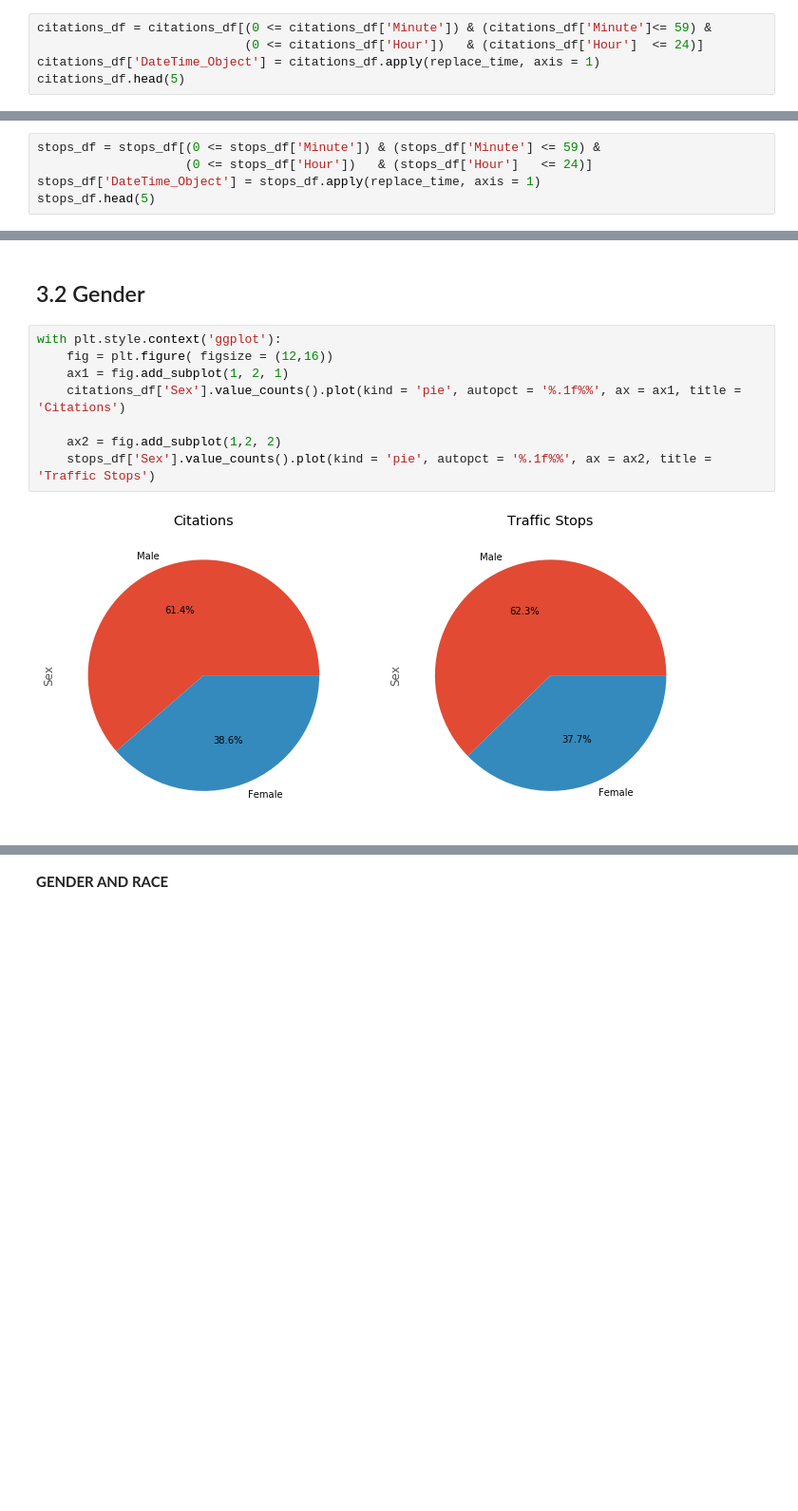
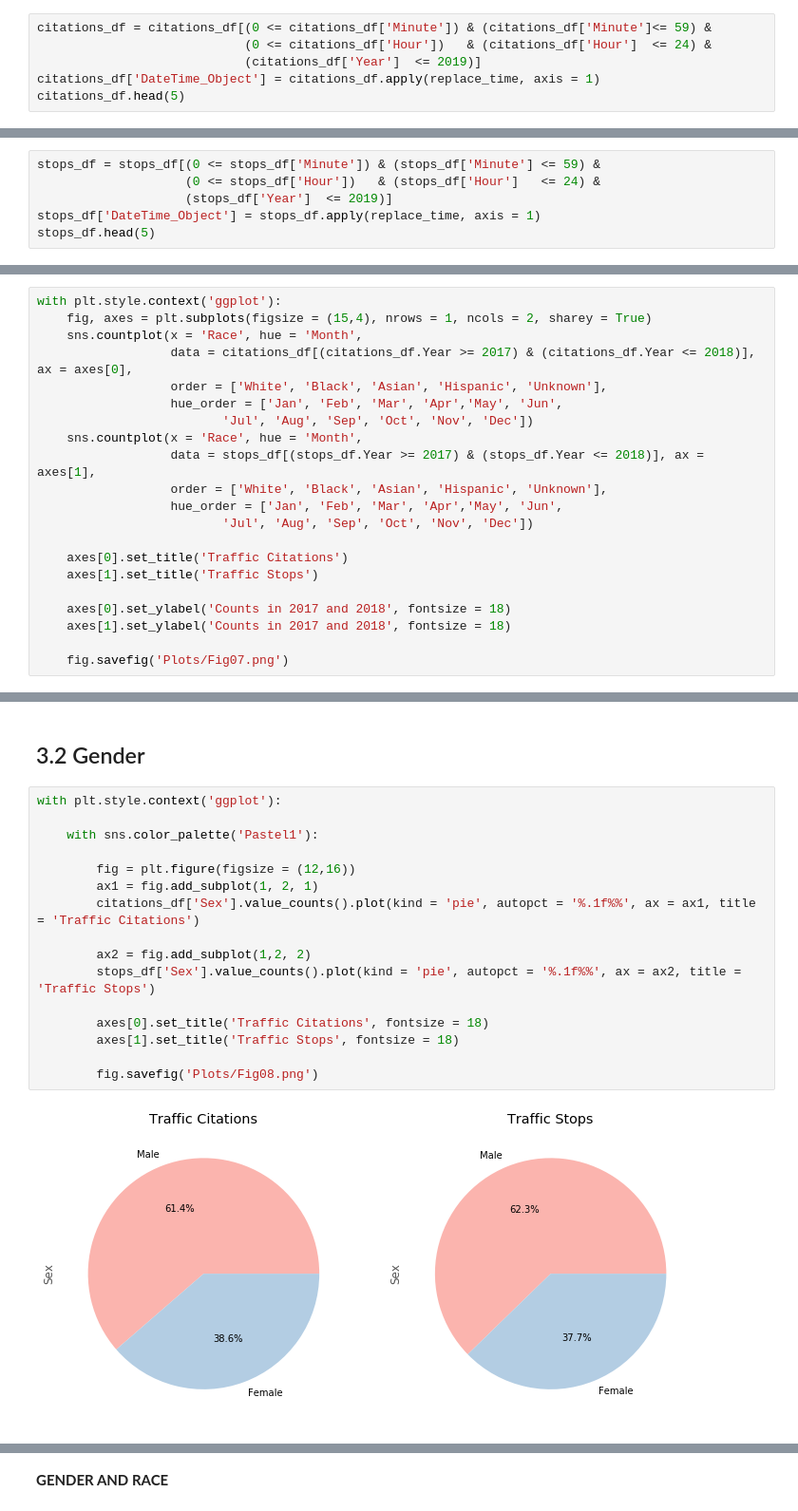
Before and after one commit to haleh-aleahmad/library_data_contest, a Jupyter notebook: Library Data Contest - Python.ipynb, the cells around one changed output, grey strips where cells are left out. Shown at 95% size. Drawn from its saved outputs; the diff is of its cells as text; blank space fills up the shorter version.

```diff
--- a/Library Data Contest - Python.ipynb
+++ b/Library Data Contest - Python.ipynb
@@ -190,7 +206,8 @@ citations_df.loc[citations_df['Minute'] > 59,:]
 Remove the rows with unacceptale *Hour* and *Minute* and update *DateTime* object:
 # %%
 citations_df = citations_df[(0 <= citations_df['Minute']) & (citations_df['Minute']<= 59) &
-                            (0 <= citations_df['Hour'])   & (citations_df['Hour']  <= 24)]
+                            (0 <= citations_df['Hour'])   & (citations_df['Hour']  <= 24) &
+                            (citations_df['Year']  <= 2019)]
 citations_df['DateTime_Object'] = citations_df.apply(replace_time, axis = 1)
 citations_df.head(5)
 # %% [output]
@@ -232,7 +259,8 @@ stops_df['Hour'] = stops_df['Hour'].astype(int)
  '6' '13' '19' '2' '22' '3' '4' '5']
 # %%
 stops_df = stops_df[(0 <= stops_df['Minute']) & (stops_df['Minute'] <= 59) &
-                    (0 <= stops_df['Hour'])   & (stops_df['Hour']   <= 24)]
+                    (0 <= stops_df['Hour'])   & (stops_df['Hour']   <= 24) &
+                    (stops_df['Year']  <= 2019)]
 stops_df['DateTime_Object'] = stops_df.apply(replace_time, axis = 1)
 stops_df.head(5)
 # %% [output]
@@ -355,0 +504,21 @@ plt.show()
+# %%
+with plt.style.context('ggplot'):
+    fig, axes = plt.subplots(figsize = (15,4), nrows = 1, ncols = 2, sharey = True)
+    sns.countplot(x = 'Race', hue = 'Month',
+                  data = citations_df[(citations_df.Year >= 2017) & (citations_df.Year <= 2018)], ax = axes[0],
+                  order = ['White', 'Black', 'Asian', 'Hispanic', 'Unknown'],
+                  hue_order = ['Jan', 'Feb', 'Mar', 'Apr','May', 'Jun',
+                         'Jul', 'Aug', 'Sep', 'Oct', 'Nov', 'Dec'])
+    sns.countplot(x = 'Race', hue = 'Month',
+                  data = stops_df[(stops_df.Year >= 2017) & (stops_df.Year <= 2018)], ax = axes[1],
+                  order = ['White', 'Black', 'Asian', 'Hispanic', 'Unknown'],
+                  hue_order = ['Jan', 'Feb', 'Mar', 'Apr','May', 'Jun',
+                         'Jul', 'Aug', 'Sep', 'Oct', 'Nov', 'Dec'])
+
+    axes[0].set_title('Traffic Citations')
+    axes[1].set_title('Traffic Stops')
+
+    axes[0].set_ylabel('Counts in 2017 and 2018', fontsize = 18)
+    axes[1].set_ylabel('Counts in 2017 and 2018', fontsize = 18)
+
+    fig.savefig('Plots/Fig07.png')
@@ -357,11 +528,19 @@ plt.show()
 ## 3.2 Gender
 # %%
 with plt.style.context('ggplot'):
-    fig = plt.figure( figsize = (12,16))
-    ax1 = fig.add_subplot(1, 2, 1)
-    citations_df['Sex'].value_counts().plot(kind = 'pie', autopct = '%.1f%%', ax = ax1, title = 'Citations')
 
-    ax2 = fig.add_subplot(1,2, 2)
-    stops_df['Sex'].value_counts().plot(kind = 'pie', autopct = '%.1f%%', ax = ax2, title = 'Traffic Stops')
+    with sns.color_palette('Pastel1'):
+
+        fig = plt.figure(figsize = (12,16))
+        ax1 = fig.add_subplot(1, 2, 1)
+        citations_df['Sex'].value_counts().plot(kind = 'pie', autopct = '%.1f%%', ax = ax1, title = 'Traffic Citations')
+
+        ax2 = fig.add_subplot(1,2, 2)
+        stops_df['Sex'].value_counts().plot(kind = 'pie', autopct = '%.1f%%', ax = ax2, title = 'Traffic Stops')
+
+        axes[0].set_title('Traffic Citations', fontsize = 18)
+        axes[1].set_title('Traffic Stops', fontsize = 18)
+
+        fig.savefig('Plots/Fig08.png')
 # %% [output]
-[figure, old version]
+[figure, new version]
```
Also changed, not shown: parts of 52 cells of this notebook, 24 other files.
